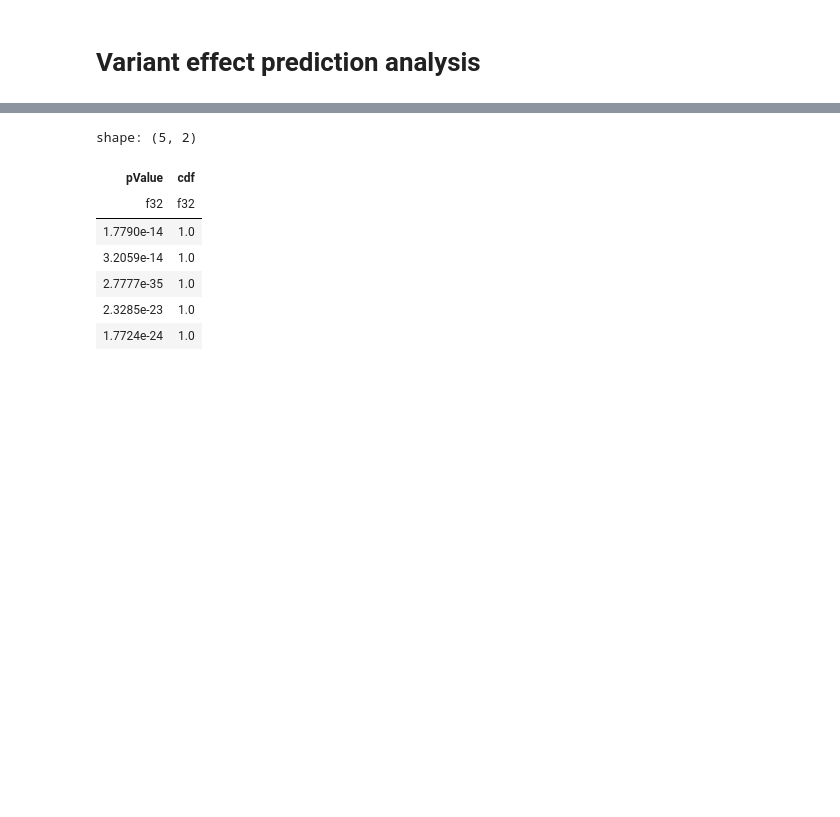
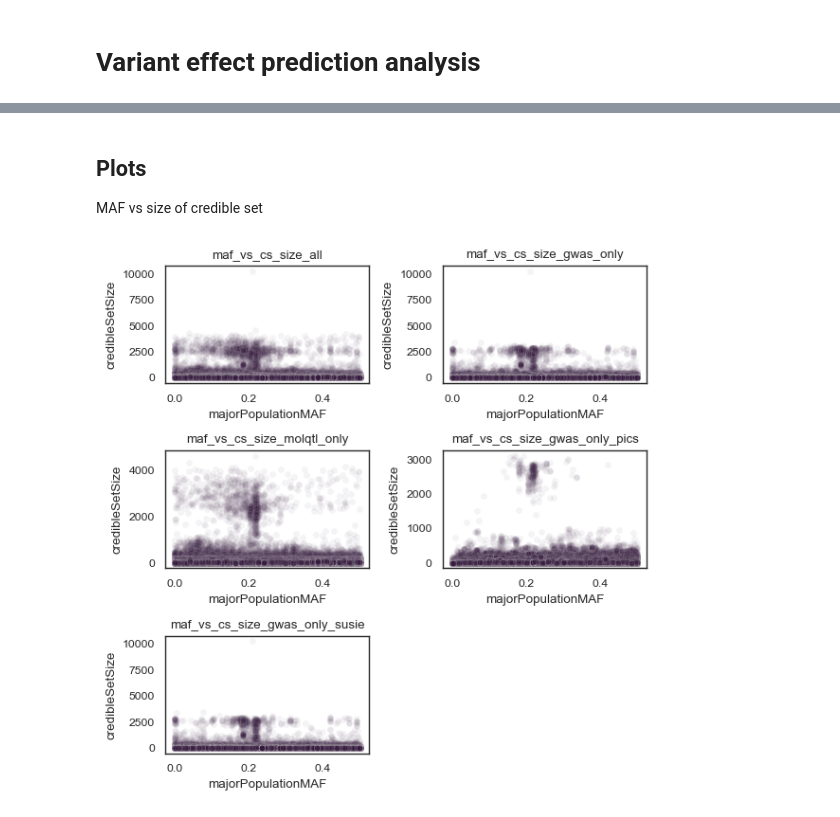
Before and after one commit to opentargets/Gentropy-manuscript, a Jupyter notebook: chapters/variant_effect_prediction/notebook.ipynb, the cells around one changed output, grey strips where cells are left out. Cells and saved outputs as stored; diff of their text form; code cells hidden in the pictures; blank space fills up the shorter version.

```diff
--- a/chapters/variant_effect_prediction/notebook.ipynb
+++ b/chapters/variant_effect_prediction/notebook.ipynb
@@ -6,3 +3,12 @@ from scipy.stats import chi2
+# %%
+import matplotlib.pyplot as plt
+import polars as pl
+import seaborn as sns
+from scipy.stats import chi2
+
+sns.set_style("white")
+sns.set_context("paper", font_scale=1.0)
+sns.set_palette(sns.color_palette("rocket"))
 # %%
 lead_variant_maf_dataset = pl.read_parquet("../../lead_variant_maf.parquet")
 # %%
@@ -38,12 +44,5 @@ df = lead_variant_maf_dataset.select(
 )
-# %%
-df
-# %% [output]
-shape: (5, 2)
-| pValue | cdf |
-| f32 | f32 |
-| 1.7790e-14 | 1.0 |
-| 3.2059e-14 | 1.0 |
-| 2.7777e-35 | 1.0 |
-| 2.3285e-23 | 1.0 |
-| 1.7724e-24 | 1.0 |
+# %% [markdown]
+## Plots
+
+MAF vs size of credible set
@@ -49,0 +145,23 @@ shape: (5, 2)
+# %%
+data = df
+data2 = df.filter(pl.col("studyType") == "gwas")
+data3 = df.filter(pl.col("studyType") != "gwas")
+data4 = df.filter(pl.col("studyType") == "gwas").filter(pl.col("finemappingMethod") == "PICS")
+data5 = df.filter(pl.col("studyType") == "gwas").filter(pl.col("finemappingMethod") != "PICS")
+
+fig = plt.figure(figsize=(6, 6))
+ax1 = plt.subplot(3, 2, 1)
+ax2 = plt.subplot(3, 2, 2)
+ax3 = plt.subplot(3, 2, 3)
+ax4 = plt.subplot(3, 2, 4)
+ax5 = plt.subplot(3, 2, 5)
+plot_maf_vs_cs_size(data, ax1).set_title("maf_vs_cs_size_all")
+plot_maf_vs_cs_size(data2, ax2).set_title("maf_vs_cs_size_gwas_only")
+plot_maf_vs_cs_size(data3, ax3).set_title("maf_vs_cs_size_molqtl_only")
+plot_maf_vs_cs_size(data4, ax4).set_title("maf_vs_cs_size_gwas_only_pics")
+plot_maf_vs_cs_size(data5, ax5).set_title("maf_vs_cs_size_gwas_only_susie")
+fig.tight_layout()
+
+plt.show()
+# %% [output]
+[figure, added]
```
Also changed, not shown: parts of 14 cells of this notebook, 3 other files.
